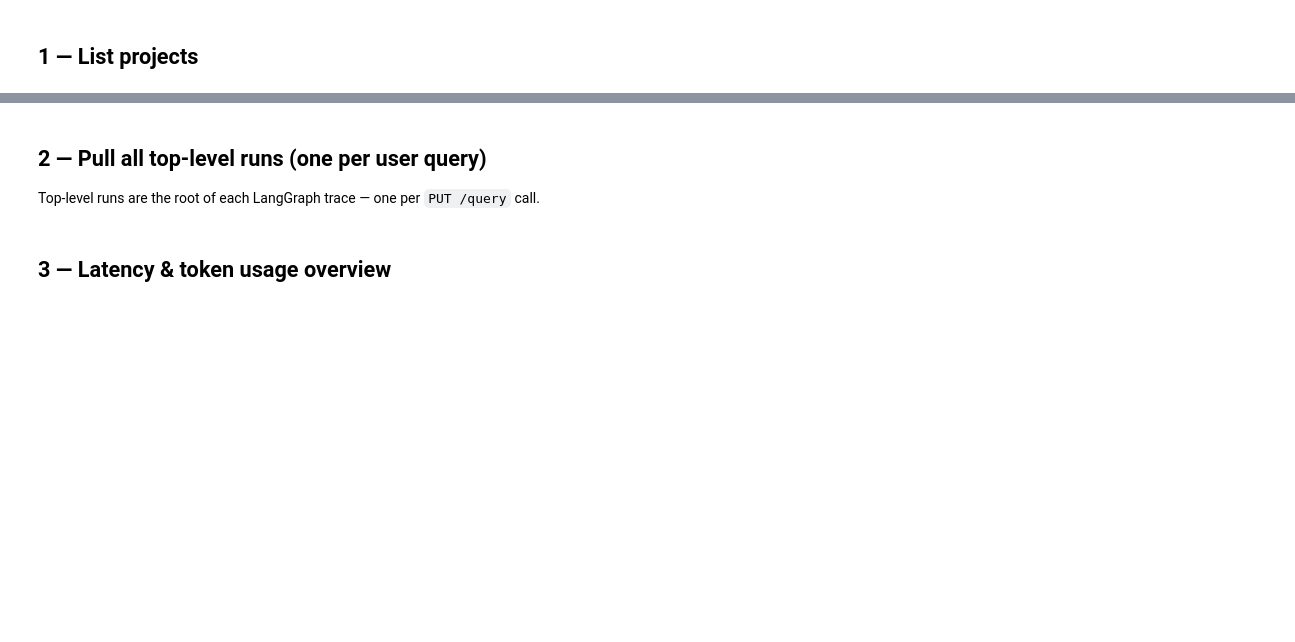
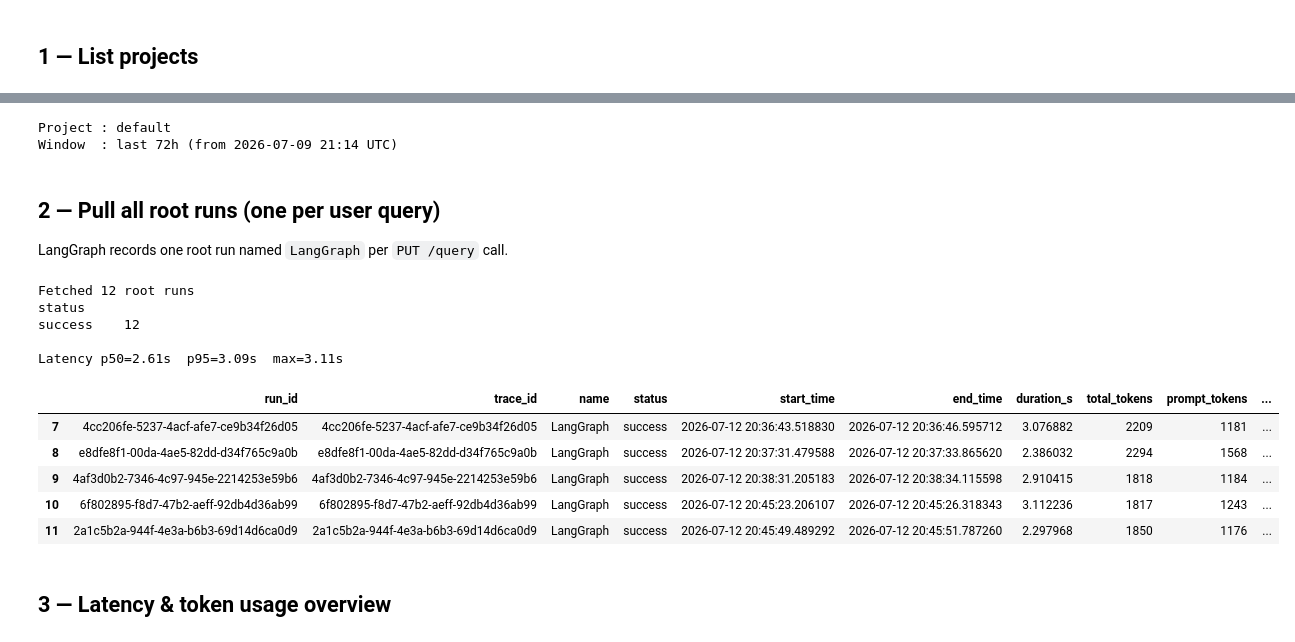
Before and after one commit to SensorsConnect/IoT-Agentic-Search-Engine, a Jupyter notebook: research/localelive_langsmith_explorer.ipynb, the cells around one changed output, grey strips where cells are left out. Saved outputs shown, nothing was run; the diff lists cells and outputs as text; code cells hidden in the pictures; blank space fills up the shorter version.

```diff
--- a/research/localelive_langsmith_explorer.ipynb
+++ b/research/localelive_langsmith_explorer.ipynb
@@ -54,66 +64,70 @@ proj_df
 # %%
-# ── Pick the project to analyse ───────────────────────────────────────────────
-# Set PROJECT_NAME to any name from the table above, or leave as None to use
-# the first (most recently created) project.
-PROJECT_NAME = None
+# Set PROJECT_NAME to any name from the table above.
+# LocaleLive Lambda writes to 'default' unless LANGCHAIN_PROJECT env var was set.
+PROJECT_NAME = "default"
 
-if PROJECT_NAME is None and not proj_df.empty:
-    PROJECT_NAME = proj_df.iloc[0]["name"]
-
-# ── Time window ───────────────────────────────────────────────────────────────
 LOOKBACK_HOURS = 72
 start_dt = datetime.now(timezone.utc) - timedelta(hours=LOOKBACK_HOURS)
 
 print(f"Project : {PROJECT_NAME}")
 print(f"Window  : last {LOOKBACK_HOURS}h (from {start_dt.strftime('%Y-%m-%d %H:%M UTC')})")
+# %% [output]
+Project : default
+Window  : last 72h (from 2026-07-09 21:14 UTC)
 # %% [markdown]
-## 2 — Pull all top-level runs (one per user query)
+## 2 — Pull all root runs (one per user query)
 
-Top-level runs are the root of each LangGraph trace — one per `PUT /query` call.
+LangGraph records one root run named `LangGraph` per `PUT /query` call.
 # %%
 MAX_RUNS = 2000
 
 raw_runs = list(client.list_runs(
     project_name=PROJECT_NAME,
     start_time=start_dt,
-    is_root=True,           # top-level traces only
+    is_root=True,
     limit=MAX_RUNS,
 ))
 print(f"Fetched {len(raw_runs)} root runs")
 
-def _ms(run, attr):
-    """Duration in seconds between two datetime attrs, or None."""
-    a = getattr(run, attr, None)
-    b = getattr(run, "end_time", None)
-    s = getattr(run, "start_time", None)
-    if attr == "duration" and s and b:
-        return (b - s).total_seconds()
-    return None
-
 records = []
 for r in raw_runs:
-    dur = (r.end_time - r.start_time).total_seconds() if r.end_time and r.start_time else None
-    tok = r.total_tokens or 0
+    dur = (
+        (r.end_time - r.start_time).total_seconds()
+        if r.end_time and r.start_time else None
+    )
     records.append({
-        "run_id":          str(r.id),
-        "name":            r.name,
-        "status":          r.status,
-        "start_time":      r.start_time,
-        "end_time":        r.end_time,
-        "duration_s":      dur,
-        "total_tokens":    tok,
-        "prompt_tokens":   r.prompt_tokens or 0,
+        "run_id":            str(r.id),
+        "trace_id":          str(r.trace_id) if r.trace_id else str(r.id),
+        "name":              r.name,
+        "status":            r.status,
+        "start_time":        r.start_time,
+        "end_time":          r.end_time,
+        "duration_s":        dur,
+        "total_tokens":      r.total_tokens or 0,
+        "prompt_tokens":     r.prompt_tokens or 0,
         "completion_tokens": r.completion_tokens or 0,
-        "error":           r.error,
+        "total_cost":        float(r.total_cost or 0),
+        "error":             r.error,
     })
 
-runs_df = pd.DataFrame(records)
-if not runs_df.empty:
-    runs_df = runs_df.sort_values("start_time").reset_index(drop=True)
-    print(runs_df["status"].value_counts().to_string())
-    print(f"\nDuration — p50: {runs_df['duration_s'].quantile(0.5):.2f}s  "
-          f"p95: {runs_df['duration_s'].quantile(0.95):.2f}s")
-    runs_df.tail(5)
+runs_df = pd.DataFrame(records).sort_values("start_time").reset_index(drop=True)
+print(runs_df["status"].value_counts().to_string())
+if runs_df["duration_s"].notna().sum() > 0:
+    d = runs_df["duration_s"].dropna()
+    print(f"\nLatency p50={d.quantile(0.5):.2f}s  p95={d.quantile(0.95):.2f}s  max={d.max():.2f}s")
+runs_df.tail(5)
+# %% [output]
+Fetched 12 root runs
+status
+success    12
+
+Latency p50=2.61s  p95=3.09s  max=3.11s
+|  | run_id | trace_id | name | status | start_time | end_time | duration_s | total_tokens | prompt_tokens | ... |
+| 7 | 4cc206fe-5237-4acf-afe7-ce9b34f26d05 | 4cc206fe-5237-4acf-afe7-ce9b34f26d05 | LangGraph | success | 2026-07-12 20:36:43.518830 | 2026-07-12 20:36:46.595712 | 3.076882 | 2209 | 1181 | ... |
+| 8 | e8dfe8f1-00da-4ae5-82dd-d34f765c9a0b | e8dfe8f1-00da-4ae5-82dd-d34f765c9a0b | LangGraph | success | 2026-07-12 20:37:31.479588 | 2026-07-12 20:37:33.865620 | 2.386032 | 2294 | 1568 | ... |
+| 9 | 4af3d0b2-7346-4c97-945e-2214253e59b6 | 4af3d0b2-7346-4c97-945e-2214253e59b6 | LangGraph | success | 2026-07-12 20:38:31.205183 | 2026-07-12 20:38:34.115598 | 2.910415 | 1818 | 1184 | ... |
+| 10 | 6f802895-f8d7-47b2-aeff-92db4d36ab99 | 6f802895-f8d7-47b2-aeff-92db4d36ab99 | LangGraph | success | 2026-07-12 20:45:23.206107 | 2026-07-12 20:45:26.318343 | 3.112236 | 1817 | 1243 | ... |
+| 11 | 2a1c5b2a-944f-4e3a-b6b3-69d14d6ca0d9 | 2a1c5b2a-944f-4e3a-b6b3-69d14d6ca0d9 | LangGraph | success | 2026-07-12 20:45:49.489292 | 2026-07-12 20:45:51.787260 | 2.297968 | 1850 | 1176 | ... |
 # %% [markdown]
 ## 3 — Latency & token usage overview
 # %%
```
Also changed, not shown: parts of 23 cells of this notebook.
